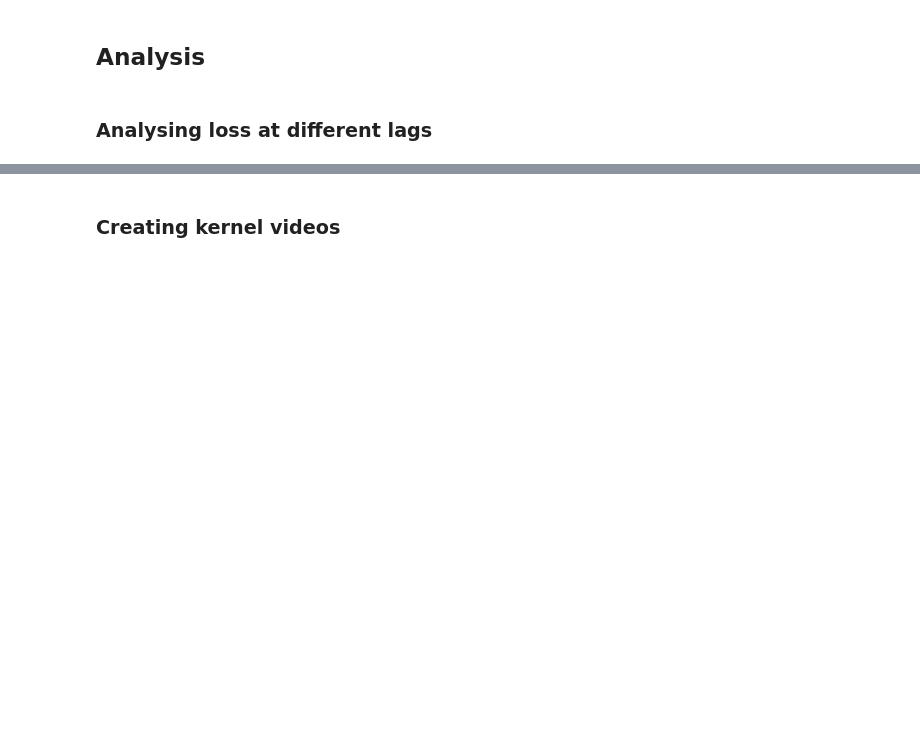
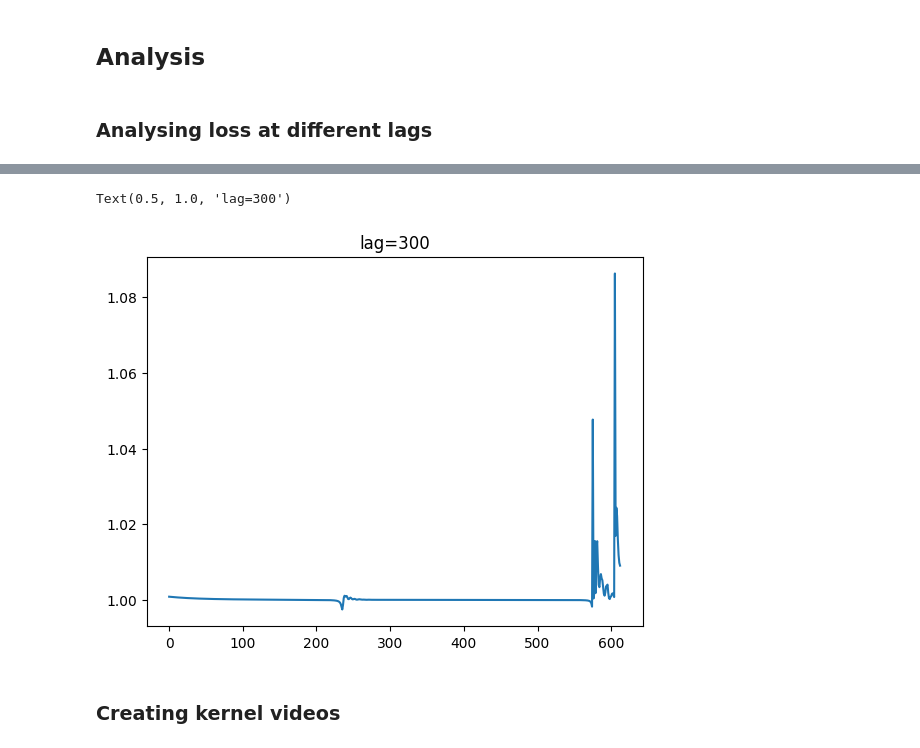
Before and after one commit to YuvMilo/SequenceModelLab, a Jupyter notebook: analysis/lags_of_different_ssm_models.ipynb, the cells around one changed output, grey strips where cells are left out. Cells and saved outputs as stored; diff of their text form; code cells hidden in the pictures; blank space fills up the shorter version.

```diff
--- a/analysis/lags_of_different_ssm_models.ipynb
+++ b/analysis/lags_of_different_ssm_models.ipynb
@@ -123,3 +171,11 @@ plt.savefig(".\\analysis\\lags_different_ssm_model_results\\all_loss_plots.png")
+# %%
+lag = 300
+result = get_result_from_file_path(r"C:\Users\yuvmi\PycharmProjects\SequenceModelLab\results\lag_exp\fast_fssm_ud_%d"%(lag))
+plt.plot(result.losses[100:-5])
+plt.title("lag=%d"%(lag))
+# %% [output]
+Text(0.5, 1.0, 'lag=300')
+[figure, added]
 # %% [markdown]
 ### Creating kernel videos
 # %%
```
Also changed, not shown: parts of 37 cells of this notebook, 14 other files.
